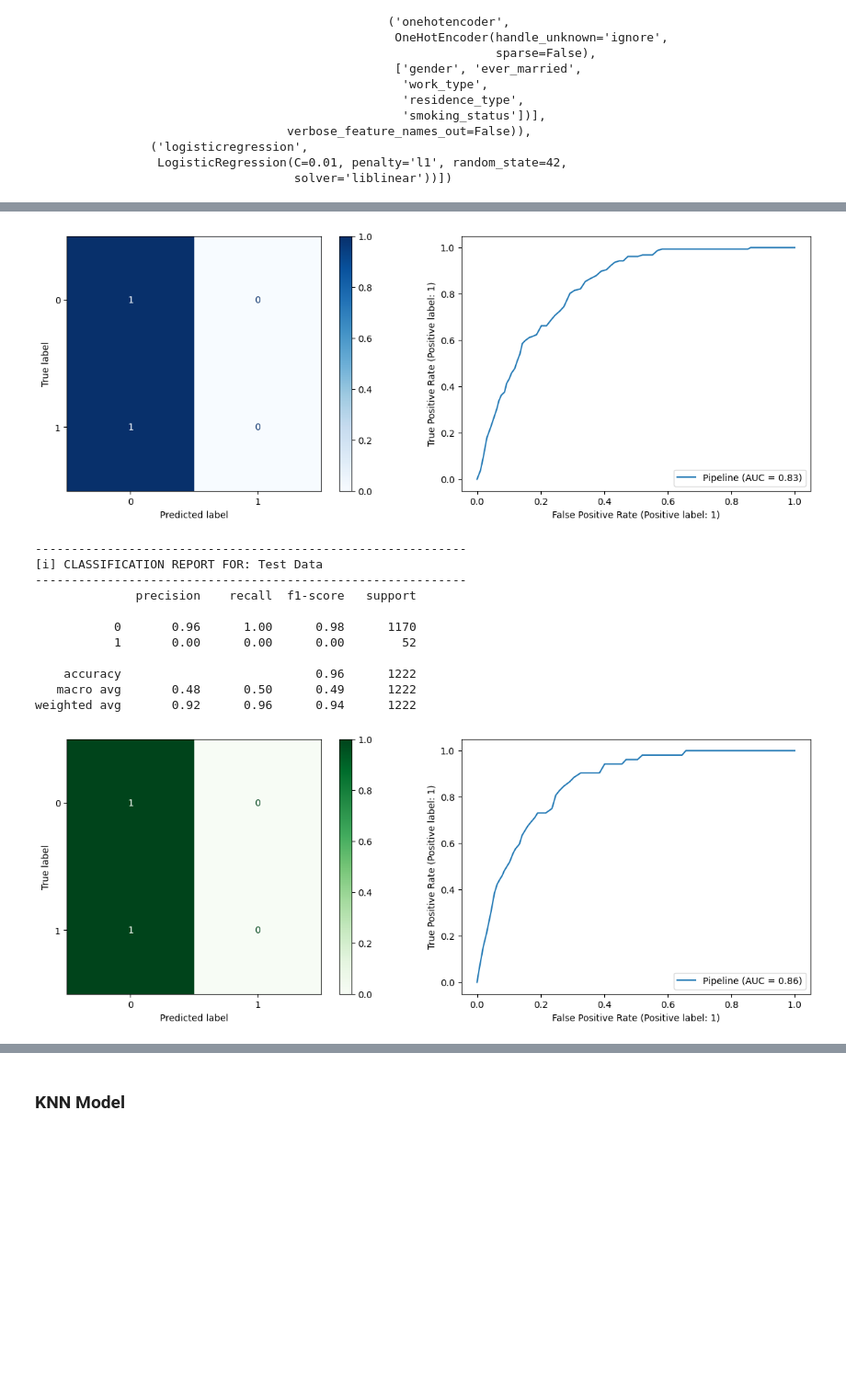
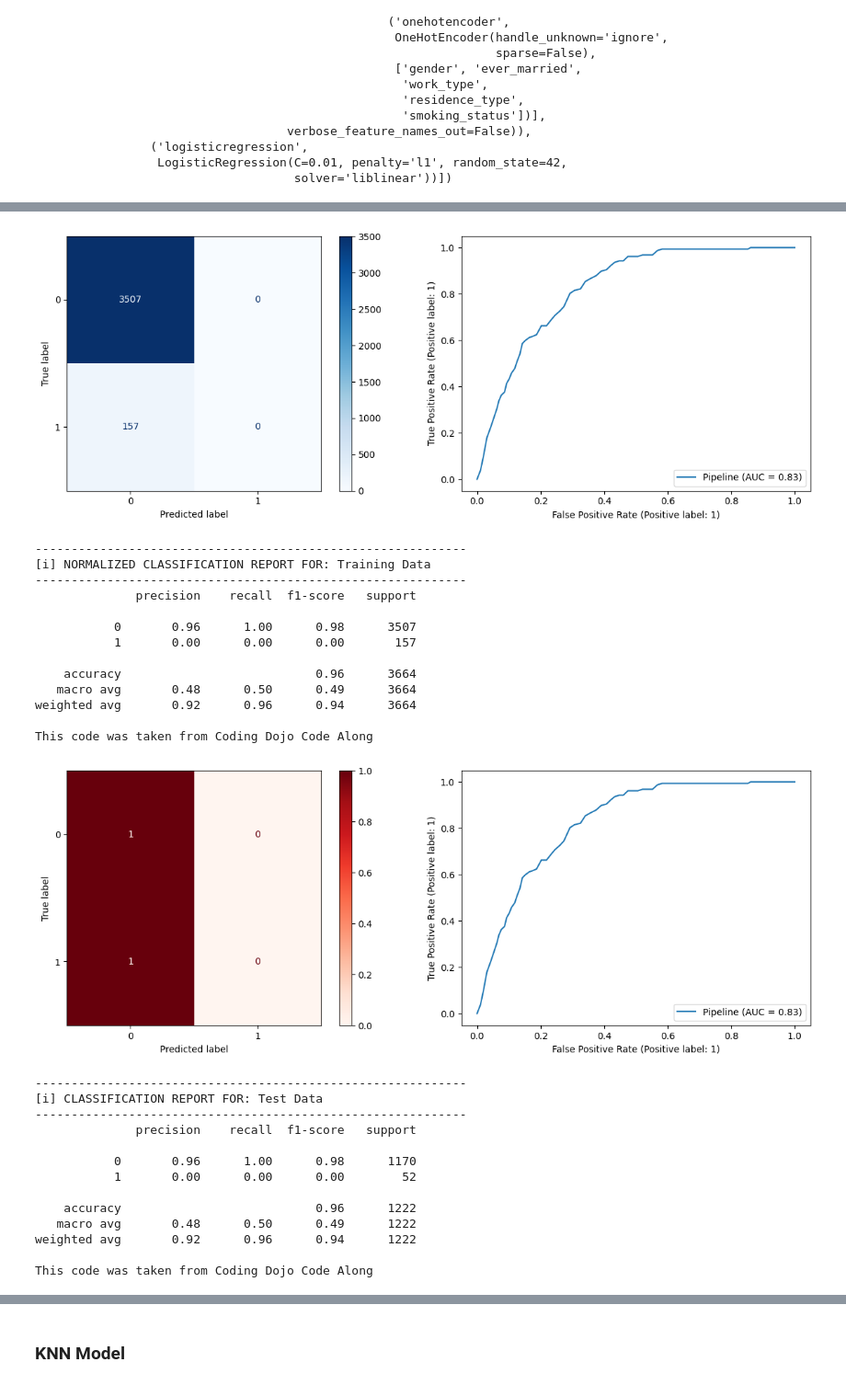
Before and after one commit to evany24/Stroke-Prediction, a Jupyter notebook: Stroke_Prediction.ipynb, the cells around one changed output, grey strips where cells are left out. Shown at 92% size. Drawn from its saved outputs; the diff is of its cells as text; code cells hidden in the pictures; blank space fills up the shorter version.

```diff
--- a/Stroke_Prediction.ipynb
+++ b/Stroke_Prediction.ipynb
@@ -594,8 +605,2 @@ ax.set_title('Smoking Status Distribution', fontsize = 14, weight = 'bold');
 # %% [markdown]
 #### Multivariate Models
-# %%
-# Make a dictionary with key and value pairs and to replace values with binary 0 and 1
-dict = {"No": 0, "Yes": 1}
-df_stroke.replace({'stroke': dict}, inplace = True)
-df_stroke.replace({'hypertension': dict}, inplace=True)
-df_stroke.replace({'ever_married': dict}, inplace=True)
@@ -658,8 +641,8 @@ plt.tight_layout();
 - The third plot shows that BMI does not have a strong correlation with stroke outcome.
 # %%
 # create side by side plots for numerical float columns grouped with stroke
-fig, axes = plt.subplots(ncols=3, figsize=(18, 6))
-for i, c in enumerate(['hypertension', 'heart_disease', 'ever_married']):
+fig, axes = plt.subplots(ncols=2, figsize=(10, 6))
+for i, c in enumerate(['hypertension', 'heart_disease']):
     df_stroke.groupby('stroke')[c].mean().plot(kind='bar', ax=axes[i], color=('green', 'red'))
     axes[i].set_ylabel(f'{c}', fontsize=14)
     axes[i].set_xlabel('stroke', fontsize=16)
@@ -990,5 +991,5 @@ param_grid = {'logisticregression__C': [0.01, 0.1, 1.0, 10, 100],
               'logisticregression__penalty': ['l1', 'l2']}
 # %%
 # use gridsearch cv to tune model
-lr_grid_search = GridSearchCV(lr_pipe, param_grid)
+lr_grid_search = GridSearchCV(lr_pipe, param_grid, scoring='f1')
 # %%
@@ -1047,8 +1076,8 @@ Pipeline(steps=[('columntransformer',
 # %%
 ## Create a function to display the classification metrics of a model
-def classification_metrics(model, X_test, y_test, label='Test Data',
+def classification_metrics_matrix_normal(model, X_test, y_test, label='Test Data',
                              figsize=(15,5), normalize='true',
-                             cmap='Greens', thresh=.5):
+                             cmap='Blues', thresh=.5):
 
     fig, axes = plt.subplots(1,2, figsize=figsize)
 
@@ -1058,7 +1087,7 @@ def classification_metrics(model, X_test, y_test, label='Test Data',
 
     ## Print classification report for the test data (and make it pretty!)
     print('---'*20)
-    print(f"[i] CLASSIFICATION REPORT FOR: {label}")
+    print(f"[i] NORMALIZED CLASSIFICATION REPORT FOR: {label}")
     print('---'*20)
 
     print(classification_report(y_test, y_pred))
@@ -1069,14 +1098,19 @@ def classification_metrics(model, X_test, y_test, label='Test Data',
 
     RocCurveDisplay.from_estimator(model, X_test, y_test,
                                    ax=axes[1])
+    print('This code was taken from Coding Dojo Code Along')
     plt.show()
 # %%
-# call custom function to display metrics for training set
-classification_metrics(tuned_lr, X_train,y_train, thresh=.5,
+# use custom function to display metrics for training set
+classification_metrics_matrix(tuned_lr, X_train,y_train, thresh=.5,
                          cmap='Blues', label='Training Data')
-# call custom function to display metrics for testing set
-classification_metrics(tuned_lr, X_test,y_test, thresh=.5,
-                         cmap='Greens',label='Test Data')
+classification_metrics_matrix(tuned_lr, X_test,y_test, thresh=.5,
+                         cmap='Reds', label='Testing Data')
+# use custom function to display metrics for testing set
+classification_metrics_matrix_normal(tuned_lr, X_train,y_train, thresh=.5,
+                         cmap='Blues',label='Training Data')
+classification_metrics_matrix_normal(tuned_lr, X_test,y_test, thresh=.5,
+                         cmap='Reds', label='Testing Data')
 # %% [output]
 ------------------------------------------------------------
 [i] CLASSIFICATION REPORT FOR: Training Data
@@ -1092,13 +1128,28 @@ weighted avg       0.92      0.96      0.94      3664
-[figure, old version]
+[figure, new version]
 ------------------------------------------------------------
-[i] CLASSIFICATION REPORT FOR: Test Data
+[i] NORMALIZED CLASSIFICATION REPORT FOR: Training Data
 ------------------------------------------------------------
               precision    recall  f1-score   support
 
-           0       0.96      1.00      0.98      1170
-           1       0.00      0.00      0.00        52
+           0       0.96      1.00      0.98      3507
+           1       0.00      0.00      0.00       157
 
-    accuracy                           0.96      1222
-   macro avg       0.48      0.50      0.49      1222
-weighted avg       0.92      0.96      0.94      1222
+    accuracy                           0.96      3664
+   macro avg       0.48      0.50      0.49      3664
+weighted avg       0.92      0.96      0.94      3664
+
+This code was taken from Coding Dojo Code Along
-[figure, old version]
+[figure, new version]
+------------------------------------------------------------
+[i] CLASSIFICATION REPORT FOR: Test Data
+------------------------------------------------------------
+              precision    recall  f1-score   support
+
+           0       0.96      1.00      0.98      1170
+           1       0.00      0.00      0.00        52
+
+    accuracy                           0.96      1222
+   macro avg       0.48      0.50      0.49      1222
+weighted avg       0.92      0.96      0.94      1222
+
+This code was taken from Coding Dojo Code Along
```
Also changed, not shown: parts of 110 cells of this notebook.
